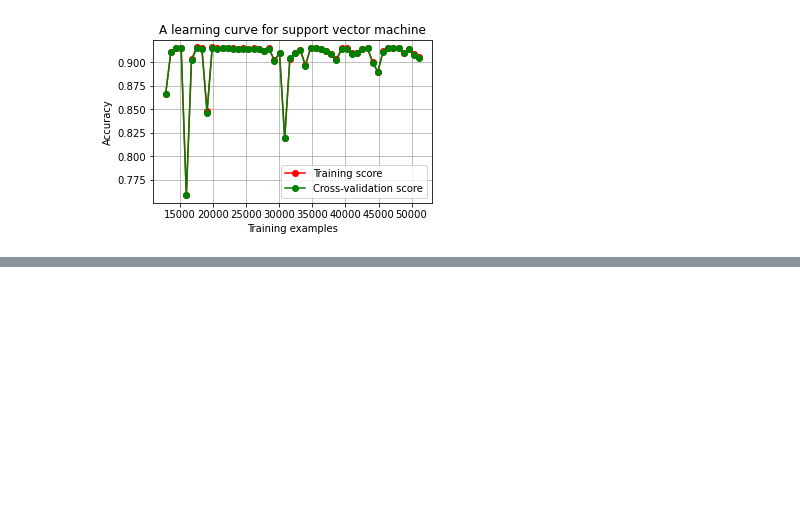
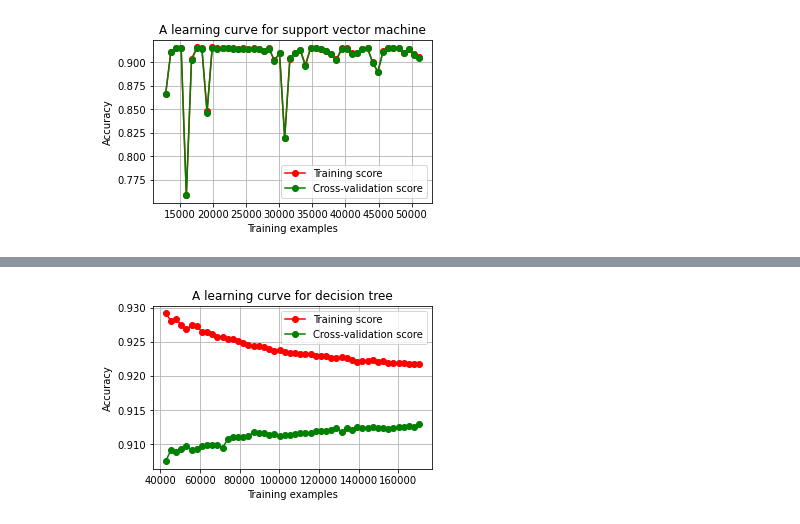
Before and after one commit to RileyCullen/CPSC4310, a Jupyter notebook: MLP3/pki_models.ipynb, the cells around one changed output, grey strips where cells are left out. Saved outputs shown, nothing was run; the diff lists cells and outputs as text; code cells hidden in the pictures; blank space fills up the shorter version.

Commit message:
Decision tree classifier added

```diff
--- a/MLP3/pki_models.ipynb
+++ b/MLP3/pki_models.ipynb
@@ -228,5 +228,5 @@ MetricContainer(name='Has Heart Disease', precision=0.5410643361502001, recall=0
 ### Train model using optimal parameters
 # %%
 logreg = LogisticRegression(max_iter=optimal_iter_logreg, C=optimal_c_logreg)
-logreg.fit(X_train, y_train)
+logreg.fit(X_train, y_train.ravel())
 # %% [output]
@@ -460,0 +519,2 @@ plt.show()
+# %%
+tree = DecisionTreeClassifier(max_depth=optimal_depth).fit(X_train, y_train)
@@ -460,0 +547,33 @@ plt.show()
+# %%
+train_sizes = np.linspace(0.2, 0.8, 50)
+
+train_sizes, train_mse, test_mse = learning_curve(tree, X, y,
+                                    train_sizes = train_sizes,
+                                    scoring='accuracy',
+                                    cv=3, shuffle=True)
+
+train_scores = train_mse
+test_scores = test_mse
+
+#print(train_scores)
+#print(test_scores)
+
+train_scores_mean = np.mean(train_scores, axis=1)
+test_scores_mean = np.mean(test_scores, axis=1)
+
+# Plot learning curve
+fig, ax = plt.subplots(1, 1, figsize=(5, 3))
+
+ax.set_title('A learning curve for decision tree')
+ax.set_xlabel("Training examples")
+ax.set_ylabel("Accuracy")
+ax.grid()
+
+ax.plot(train_sizes, train_scores_mean, 'o-', color="r", label="Training score")
+ax.plot(train_sizes, test_scores_mean, 'o-', color="g", label="Cross-validation score")
+ax.legend(loc="best")
+
+plt.savefig("./results/tree_learning_curve.png", bbox_inches='tight', transparent=False, facecolor='white')
+plt.show()
+# %% [output]
+[figure, added]
```
Also changed, not shown: parts of 13 cells of this notebook.
